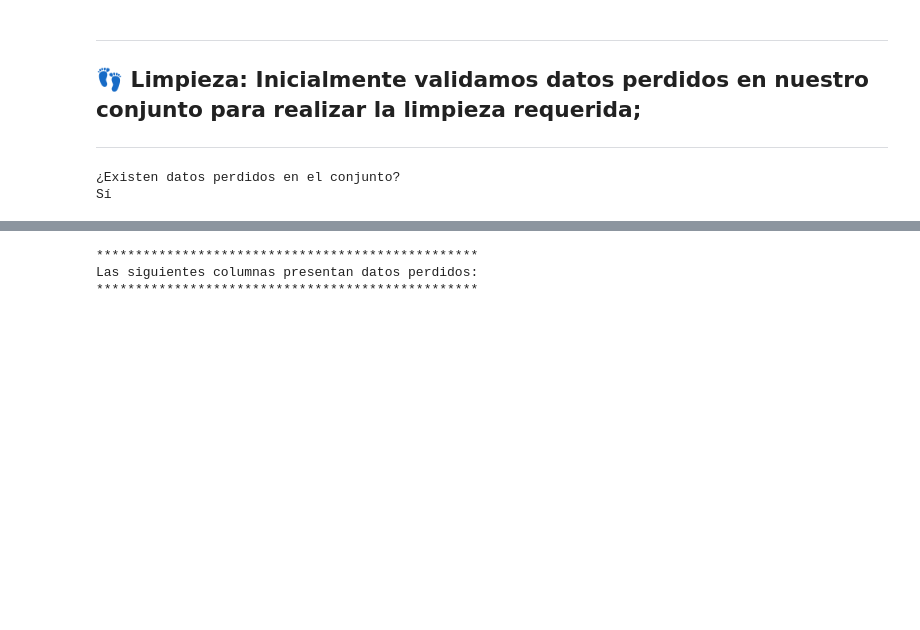
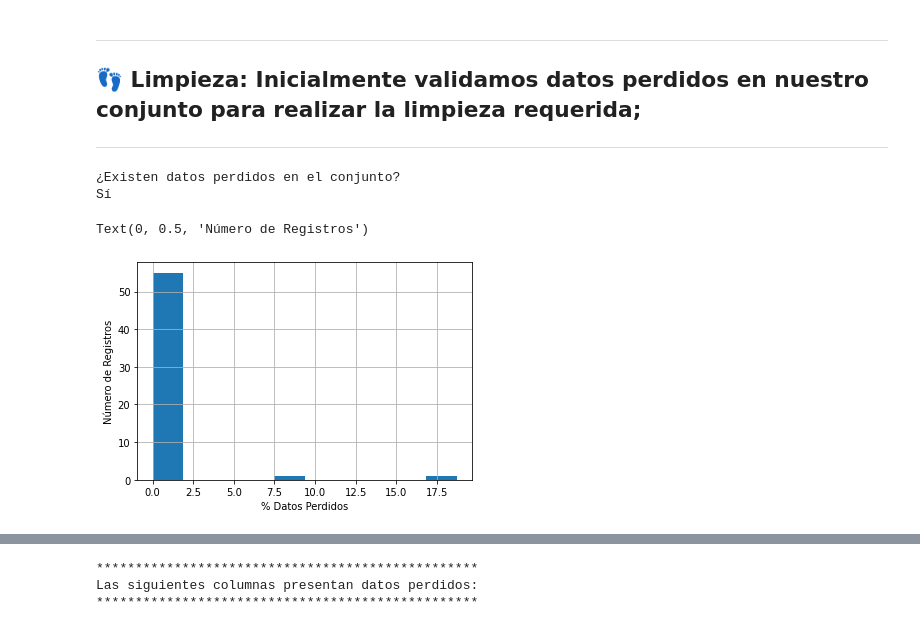
Before and after one commit to PosgradoMNA/actividades-del-projecto-equipo-60, a Jupyter notebook: Reto_Equipo_60_Entrega_1.ipynb, the cells around one changed output, grey strips where cells are left out. Saved outputs shown, nothing was run; the diff lists cells and outputs as text; code cells hidden in the pictures; blank space fills up the shorter version.

```diff
--- a/Reto_Equipo_60_Entrega_1.ipynb
+++ b/Reto_Equipo_60_Entrega_1.ipynb
@@ -72,3 +72,12 @@ else:
 # %% [output]
 ¿Existen datos perdidos en el conjunto?
 Sí
+# %%
+#Graficamos con un histograma el porcentaje de datos perdidos según el número de registros
+FilasNA = dfAguasSubterraneas.isna().sum(axis=0) / len(dfAguasSubterraneas.columns)
+AS_FilasNA = FilasNA.hist()
+AS_FilasNA.set_xlabel('% Datos Perdidos')
+AS_FilasNA.set_ylabel('Número de Registros')
+# %% [output]
+Text(0, 0.5, 'Número de Registros')
+[figure, added]
```
Also changed, not shown: parts of 9 cells of this notebook.
